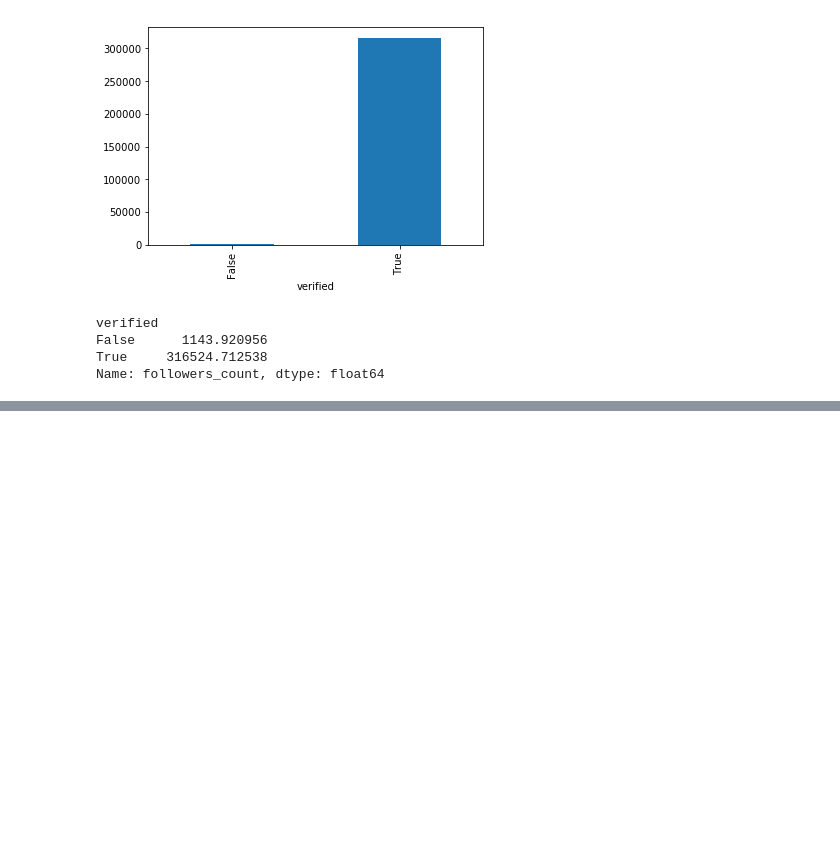
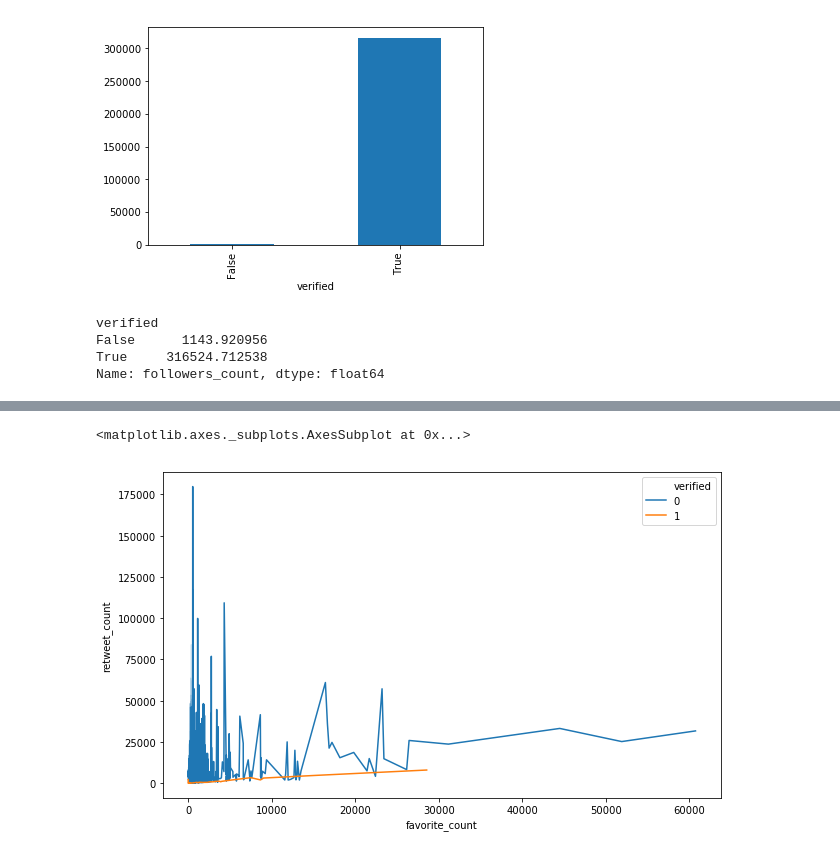
Before and after one commit to juan-analian/mentoria-diplodatos-2019, a Jupyter notebook: users_and_tweets.ipynb, the cells around one changed output, grey strips where cells are left out. Drawn from its saved outputs; the diff is of its cells as text; code cells hidden in the pictures; blank space fills up the shorter version.

```diff
--- a/users_and_tweets.ipynb
+++ b/users_and_tweets.ipynb
@@ -600,0 +665,6 @@ Name: location, Length: 73528, dtype: int64
+# %%
+plt.figure(figsize=(10,6))
+sns.lineplot(data=df_resumen,x='favorite_count', y='retweet_count', hue='verified')
+# %% [output]
+<matplotlib.axes._subplots.AxesSubplot at 0x...>
+[figure, added]
```
Also changed, not shown: parts of 23 cells of this notebook.
